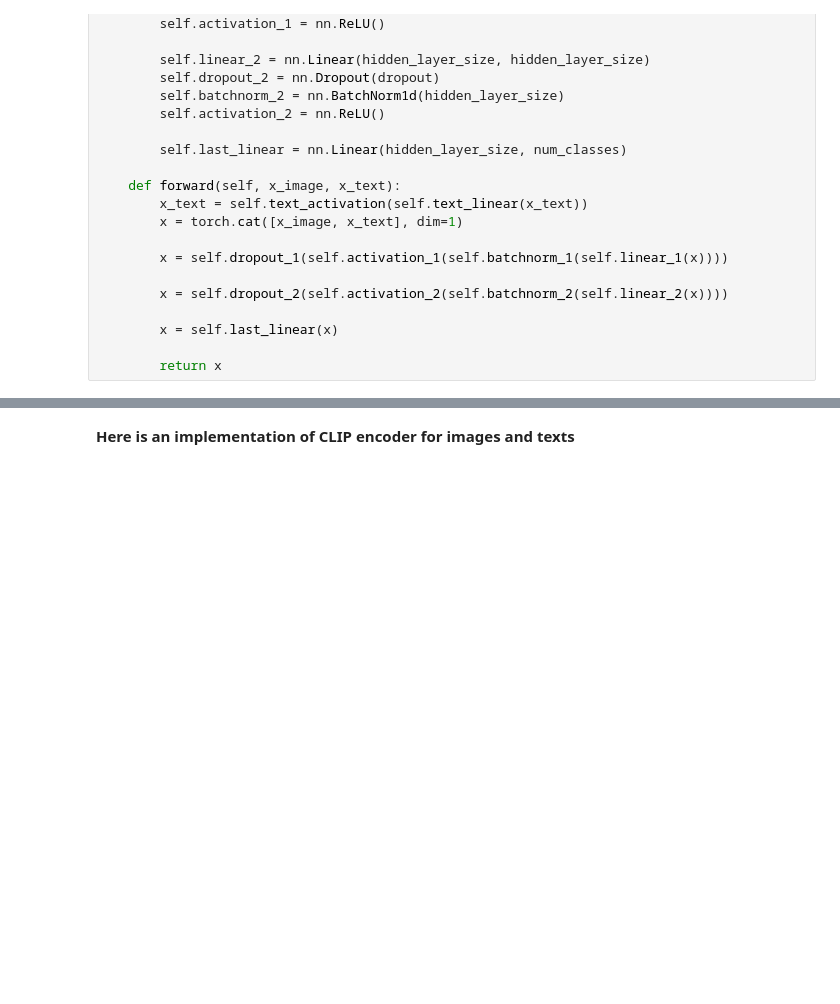
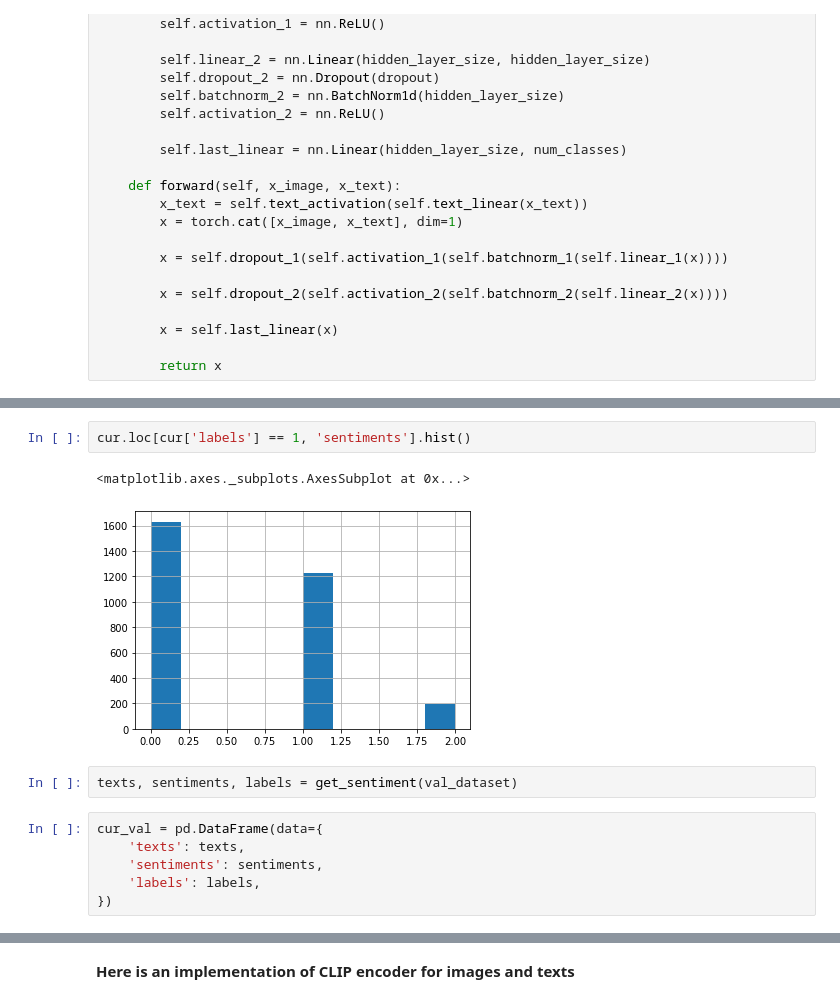
Before and after one commit to MADE-graduation-projects/comparing_text_encoders, a Jupyter notebook: comparing_text_encoders.ipynb, the cells around one changed output, grey strips where cells are left out. Drawn from its saved outputs; the diff is of its cells as text; blank space fills up the shorter version.

```diff
--- a/comparing_text_encoders.ipynb
+++ b/comparing_text_encoders.ipynb
@@ -440,0 +568,13 @@ class NNModel(nn.Module):
+# %%
+cur.loc[cur['labels'] == 1, 'sentiments'].hist()
+# %% [output]
+<matplotlib.axes._subplots.AxesSubplot at 0x...>
+[figure, added]
+# %%
+texts, sentiments, labels = get_sentiment(val_dataset)
+# %%
+cur_val = pd.DataFrame(data={
+    'texts': texts,
+    'sentiments': sentiments,
+    'labels': labels,
+})
```
Also changed, not shown: parts of 39 cells of this notebook, 1 other file.
